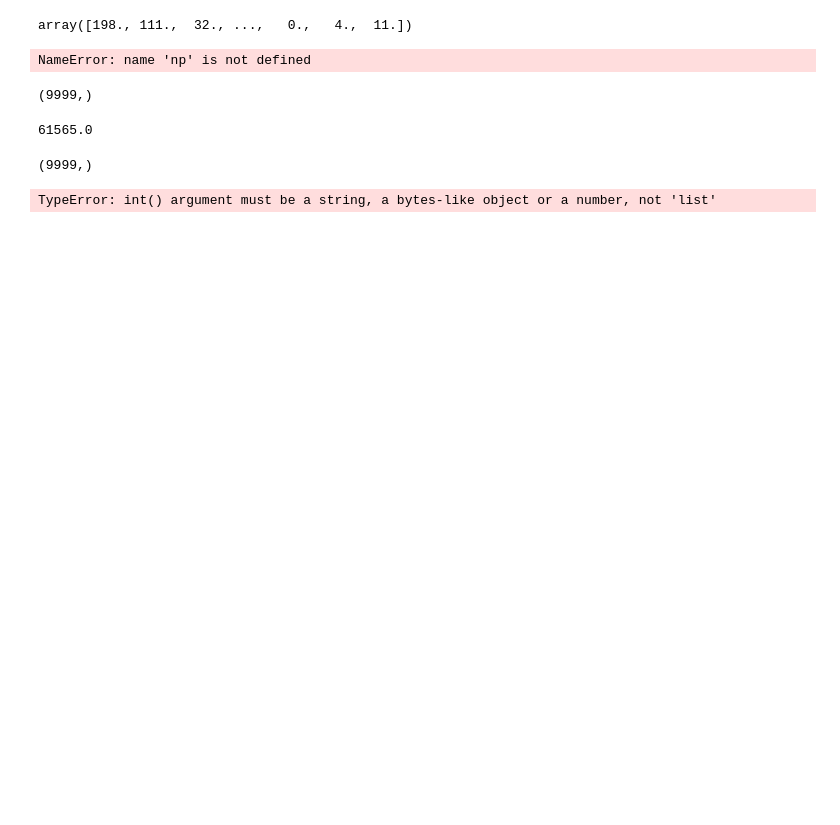
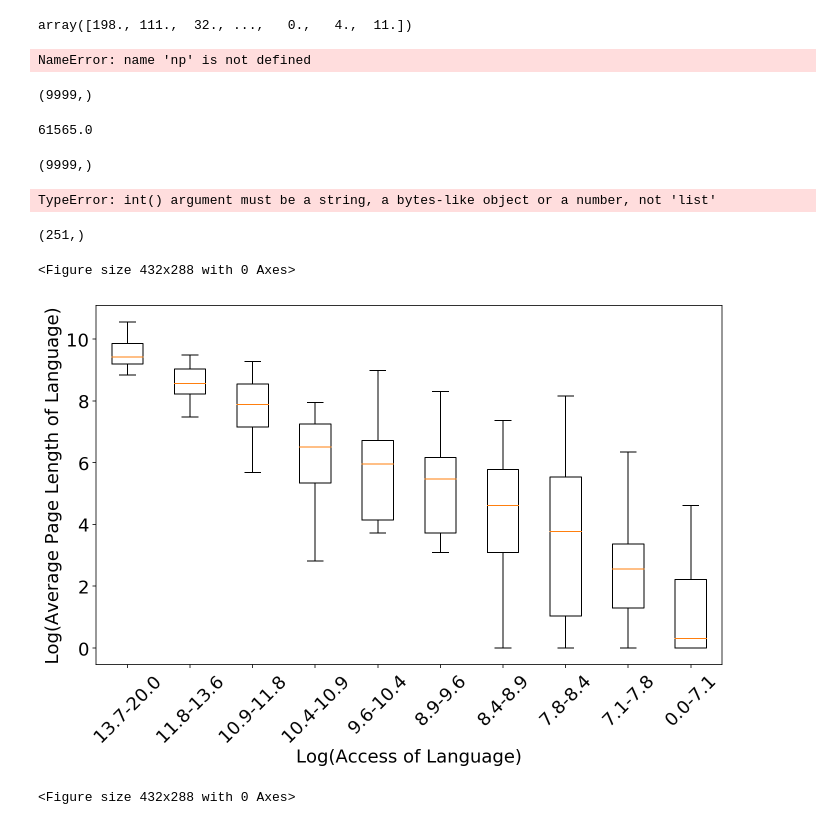
Before and after one commit to xuan-li/CSE-544-Project, a Jupyter notebook: HongyiDuanmu.ipynb, the cells around one changed output. Cells and saved outputs as stored; diff of their text form; code cells hidden in the pictures; blank space fills up the shorter version.

```diff
--- a/HongyiDuanmu.ipynb
+++ b/HongyiDuanmu.ipynb
@@ -380,3 +384,40 @@ list=[1.0,2,3,4]
 int(list)
 # %% [output]
 TypeError: int() argument must be a string, a bytes-like object or a number, not 'list'
+# %%
+number=np.load('./data/languagenumber')
+number.shape
+# %% [output]
+(251,)
+# %%
+fig = plt.figure()
+fig = plt.figure(figsize=(10,7))
+matplotlib.rcParams.update({'font.size': 18})
+lengths=np.load('./data/LanLengths')
+lengths=lengths.mean(1)
+number=np.load('./data/languagenumber')
+data = []
+xlabels = []
+for j in range(10):
+    if j==9:
+        partlengths = np.log(lengths[j*25:251])
+        partnumber = number[j*25:251]
+    else:
+        partlengths = np.log(lengths[j*25:25*(j+1)])
+        partnumber = number[j*25:25*(j+1)]
+    data.append(partlengths)
+    xlabels.append("{}-{}".format('{:.1f}'.format(min(partnumber)),'{:.1f}'.format(max(partnumber))))
+plt.boxplot(data,0, '')
+plt.xticks(range(1,11), xlabels)
+plt.ylabel("Log(Average Page Length of Language)")
+plt.xlabel("Log(Access of Language)")
+locs, labels = plt.xticks()
+plt.setp(labels, rotation=45)
+plt.tight_layout()
+plt.show()
+plt.tight_layout()
+fig.savefig("plots/Log(Average_Length_of_Language)-Log(Access_of_Language)-boxplot.png", dpi=400)
+# %% [output]
+<Figure size 432x288 with 0 Axes>
+[figure, added]
+<Figure size 432x288 with 0 Axes>
```
Also changed, not shown: parts of 25 cells of this notebook, 45 other files.
